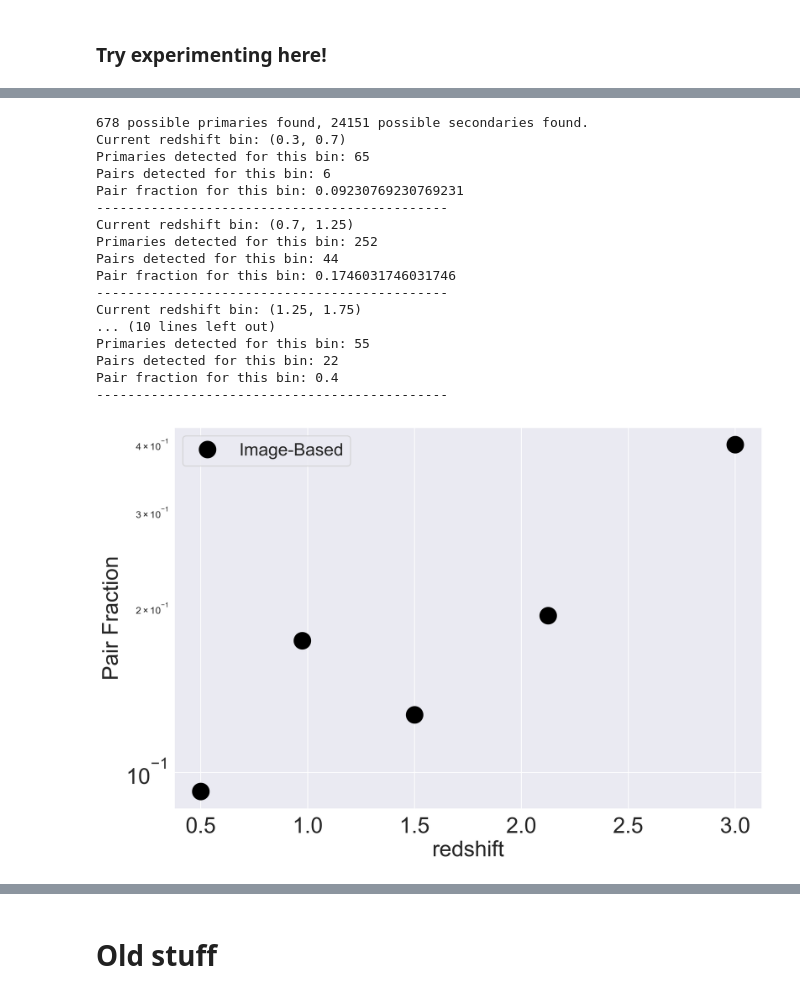
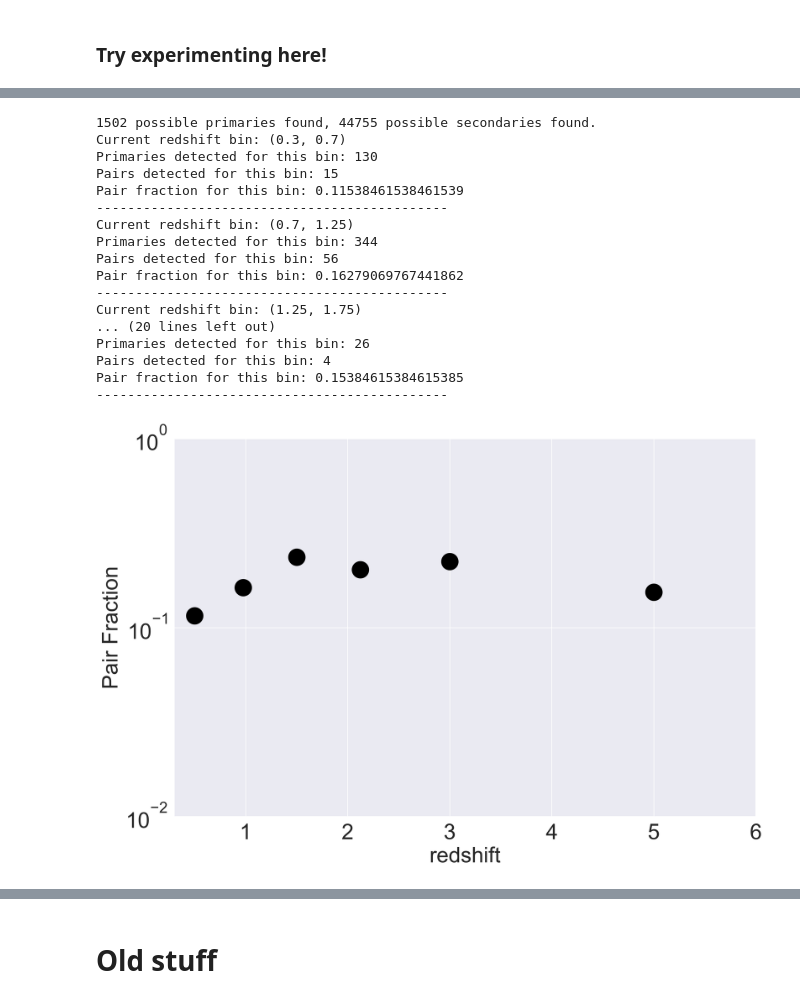
Before and after one commit to openhearted99/SASP-2020, a Jupyter notebook: gfs_code/results/Early_pairs.ipynb, the cells around one changed output, grey strips where cells are left out. Drawn from its saved outputs; the diff is of its cells as text; code cells hidden in the pictures.

```diff
--- a/gfs_code/results/Early_pairs.ipynb
+++ b/gfs_code/results/Early_pairs.ipynb
@@ -411,21 +398,21 @@ Pair fraction for this bin: 0.2222222222222222
-# %%
-pairs_plots(il1xyz, 'Stellar mass w2sr', 'RA degree', 'DEC degree', 'Inferred z',zbins=((0.3,0.7),(0.7,1.25),(1.25,1.75),(1.75,2.5),(2.5,3.5)),pair_scale='log')
-# %% [output]
-678 possible primaries found, 24151 possible secondaries found.
-Current redshift bin: (0.3, 0.7)
-Primaries detected for this bin: 65
-Pairs detected for this bin: 6
-Pair fraction for this bin: 0.09230769230769231
----------------------------------------------
-Current redshift bin: (0.7, 1.25)
-Primaries detected for this bin: 252
-Pairs detected for this bin: 44
-Pair fraction for this bin: 0.1746031746031746
----------------------------------------------
-Current redshift bin: (1.25, 1.75)
-... (10 lines left out)
-Primaries detected for this bin: 55
-Pairs detected for this bin: 22
-Pair fraction for this bin: 0.4
----------------------------------------------
-[figure, removed]
+# %%
+yxz_info = pairs_plots(dash1yxz, 'Stellar mass w2sr', 'RA degree', 'DEC degree', 'Inferred z',zbins=bins_for_plot)
+# %% [output]
+1502 possible primaries found, 44755 possible secondaries found.
+Current redshift bin: (0.3, 0.7)
+Primaries detected for this bin: 130
+Pairs detected for this bin: 15
+Pair fraction for this bin: 0.11538461538461539
+---------------------------------------------
+Current redshift bin: (0.7, 1.25)
+Primaries detected for this bin: 344
+Pairs detected for this bin: 56
+Pair fraction for this bin: 0.16279069767441862
+---------------------------------------------
+Current redshift bin: (1.25, 1.75)
+... (20 lines left out)
+Primaries detected for this bin: 26
+Pairs detected for this bin: 4
+Pair fraction for this bin: 0.15384615384615385
+---------------------------------------------
+[figure, added]
```
Also changed, not shown: parts of 13 cells of this notebook.
